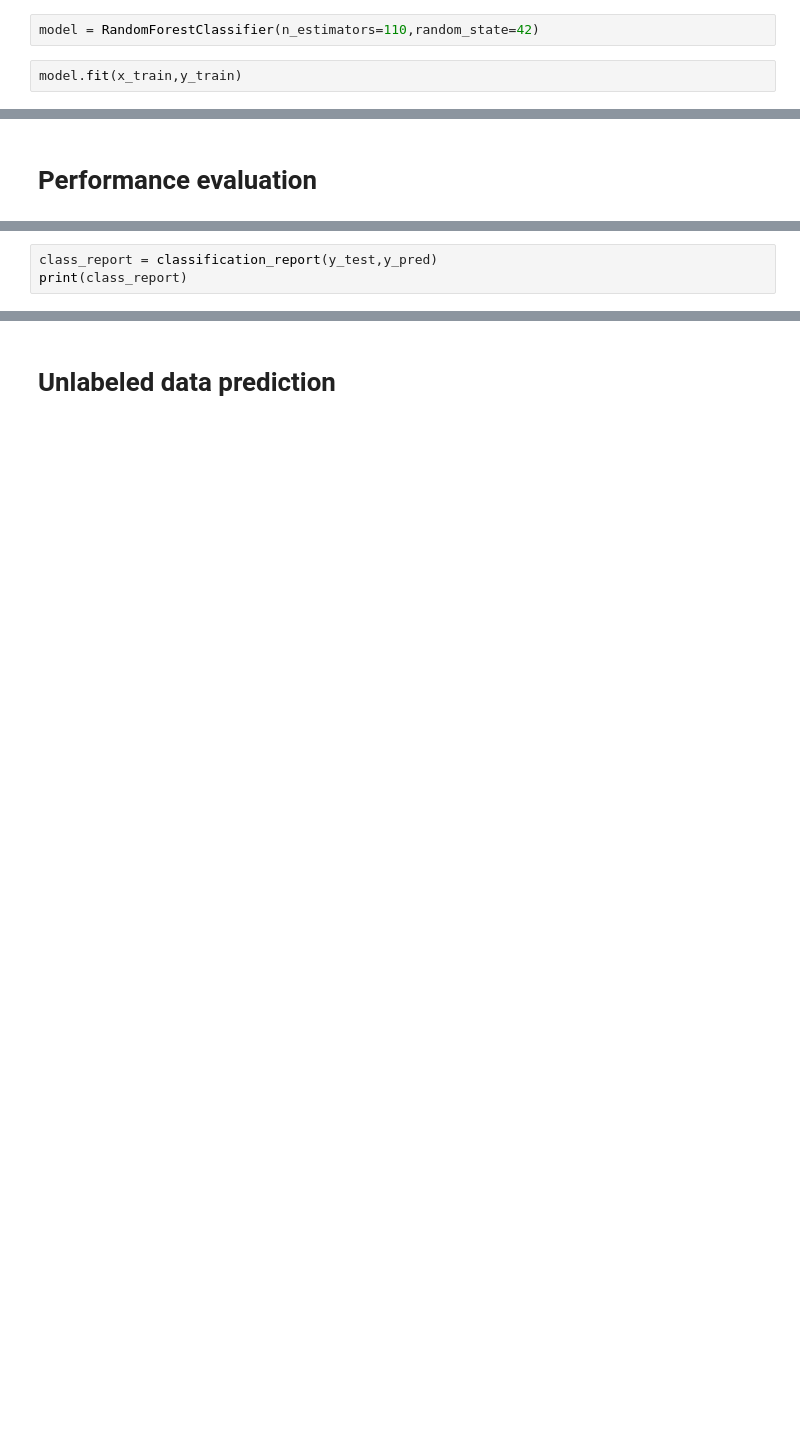
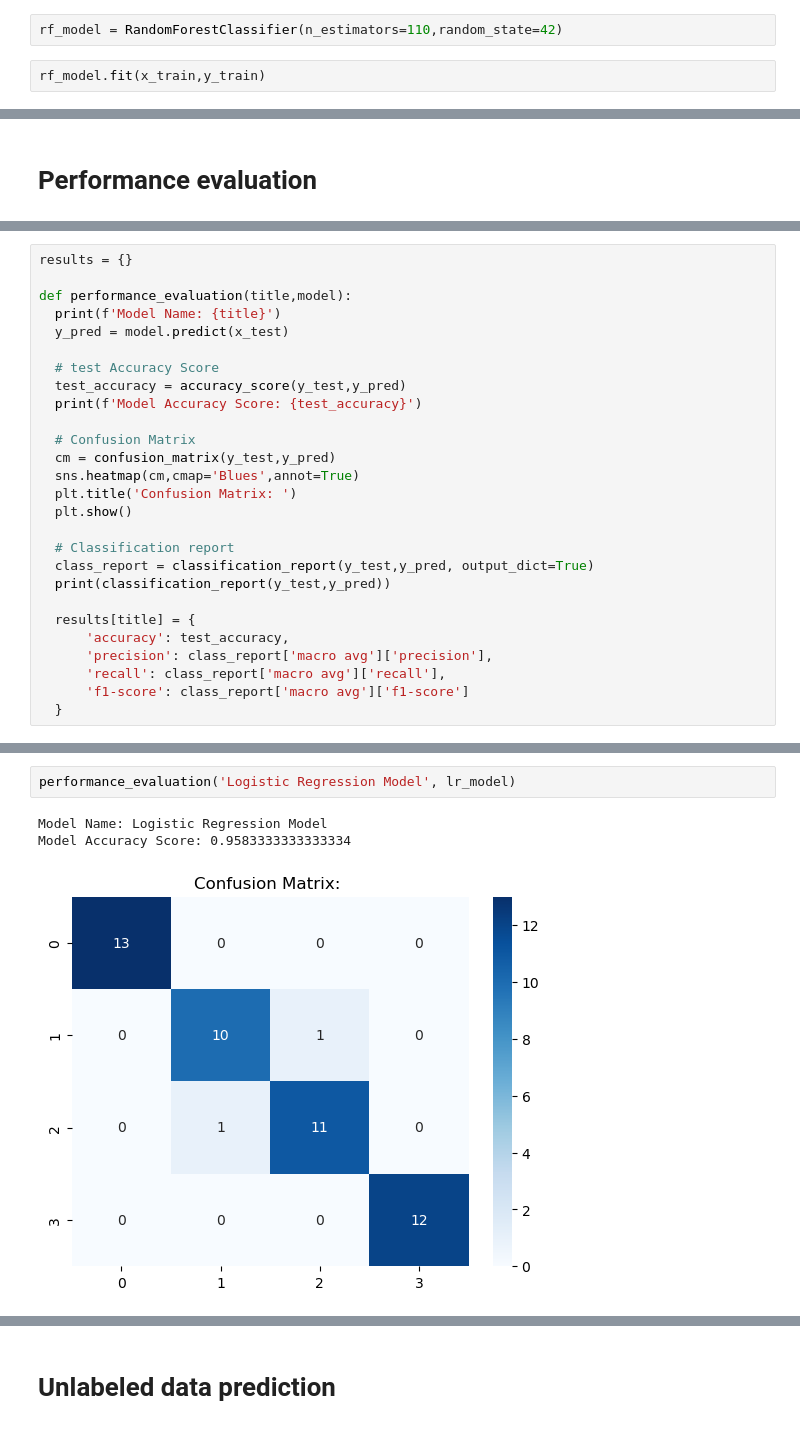
Before and after one commit to Epicmanpreet01/jojo-stand-ml, a Jupyter notebook: notebooks/supervisedPredictionModel.ipynb, the cells around one changed output, grey strips where cells are left out. Cells and saved outputs as stored; diff of their text form; blank space fills up the shorter version.

Commit message:
added mutliple supervised models to compare accuracy

```diff
--- a/notebooks/supervisedPredictionModel.ipynb
+++ b/notebooks/supervisedPredictionModel.ipynb
@@ -209,6 +222,6 @@ x_train,x_test,y_train,y_test = train_test_split(x,y,test_size=0.2,random_state=
 # %%
-model = RandomForestClassifier(n_estimators=110,random_state=42)
+rf_model = RandomForestClassifier(n_estimators=110,random_state=42)
 # %%
-model.fit(x_train,y_train)
+rf_model.fit(x_train,y_train)
 # %% [output]
 RandomForestClassifier(n_estimators=110, random_state=42)
@@ -237,3 +253,0 @@ plt.show()
-# %%
-class_report = classification_report(y_test,y_pred)
-print(class_report)
@@ -250,0 +254,27 @@ weighted avg       0.98      0.98      0.98        48
+# %%
+results = {}
+
+def performance_evaluation(title,model):
+  print(f'Model Name: {title}')
+  y_pred = model.predict(x_test)
+
+  # test Accuracy Score
+  test_accuracy = accuracy_score(y_test,y_pred)
+  print(f'Model Accuracy Score: {test_accuracy}')
+
+  # Confusion Matrix
+  cm = confusion_matrix(y_test,y_pred)
+  sns.heatmap(cm,cmap='Blues',annot=True)
+  plt.title('Confusion Matrix: ')
+  plt.show()
+
+  # Classification report
+  class_report = classification_report(y_test,y_pred, output_dict=True)
+  print(classification_report(y_test,y_pred))
+
+  results[title] = {
+      'accuracy': test_accuracy,
+      'precision': class_report['macro avg']['precision'],
+      'recall': class_report['macro avg']['recall'],
+      'f1-score': class_report['macro avg']['f1-score']
+  }
@@ -250,0 +283,6 @@ weighted avg       0.98      0.98      0.98        48
+# %%
+performance_evaluation('Logistic Regression Model', lr_model)
+# %% [output]
+Model Name: Logistic Regression Model
+Model Accuracy Score: 0.9583333333333334
+[figure, added]
```
Also changed, not shown: parts of 47 cells of this notebook, 1 other file.
